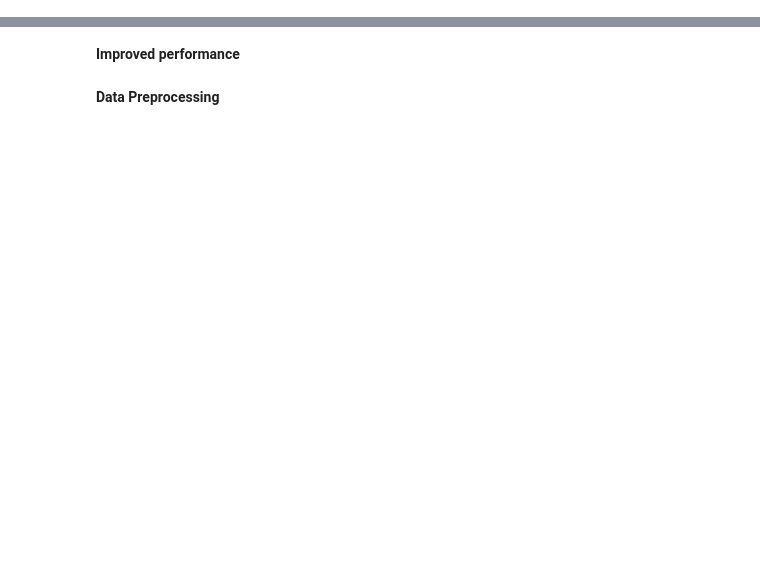
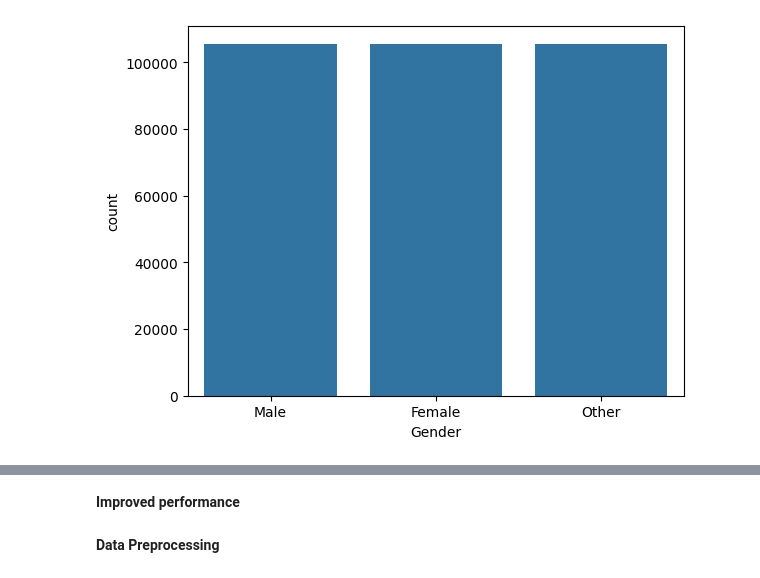
Before and after one commit to ChrisKabumba/GRP-B-ISP-ChrisKabumba, a Jupyter notebook: asthma_classifier/model/Model Training.ipynb, the cells around one changed output, grey strips where cells are left out. Cells and saved outputs as stored; diff of their text form; code cells hidden in the pictures; blank space fills up the shorter version.

```diff
--- a/asthma_classifier/model/Model Training.ipynb
+++ b/asthma_classifier/model/Model Training.ipynb
@@ -10,6 +19,6 @@ from sklearn.metrics import accuracy_score, classification_report, confusion_mat
 import joblib
 # %%
-df = pd.read_csv("/content/drive/Othercomputers/My laptop/1 Strathmore/ICS/4th year/Semester II/ICS Project II/Implementation/GRP-B-ISP-ChrisKabumba/datasets/processed-data.csv/processed-data.csv")
+df = pd.read_csv("/content/drive/Othercomputers/My laptop/1 Strathmore/ICS/4th year/Semester II/ICS Project II/Implementation/GRP-B-ISP-ChrisKabumba/asthma_classifier/data/processed-data.csv")
 df.head()
 # %% [output]
 |  | Tiredness | Dry-Cough | Difficulty-in-Breathing | Sore-Throat | None_Sympton | Pains | Nasal-Congestion | ... |
@@ -55,0 +51,26 @@ df.head(20)
+# %%
+# Reconstruct age feature
+def get_age(row):
+    if row["Age_0-9"] == 1:
+        return "0-9"
+    elif row["Age_10-19"] == 1:
+        return "10-19"
+    elif row["Age_20-24"] == 1:
+        return "20-24"
+    elif row["Age_25-59"] == 1:
+        return "25-59"
+    else:
+        return "60+"
+
+df["Age"] = df.apply(get_age, axis=1)
+# %%
+# Reconstruct gender feature
+def get_gender(row):
+    if row["Gender_Female"] == 1:
+        return "Female"
+    elif row["Gender_Male"] == 1:
+        return "Male"
+    else:
+        return "Other"
+
+df["Gender"] = df.apply(get_gender, axis=1)
@@ -55,0 +120,6 @@ df.head(20)
+# %%
+# Gender distribution
+sns.countplot(x="Gender", data=df)
+plt.show()
+# %% [output]
+[figure, added]
```
Also changed, not shown: parts of 51 cells of this notebook, 9 other files.
